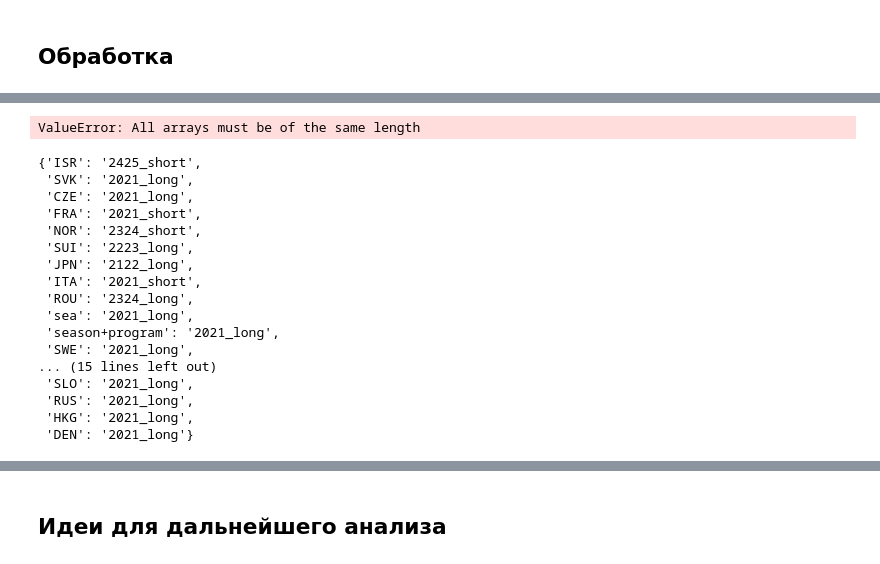
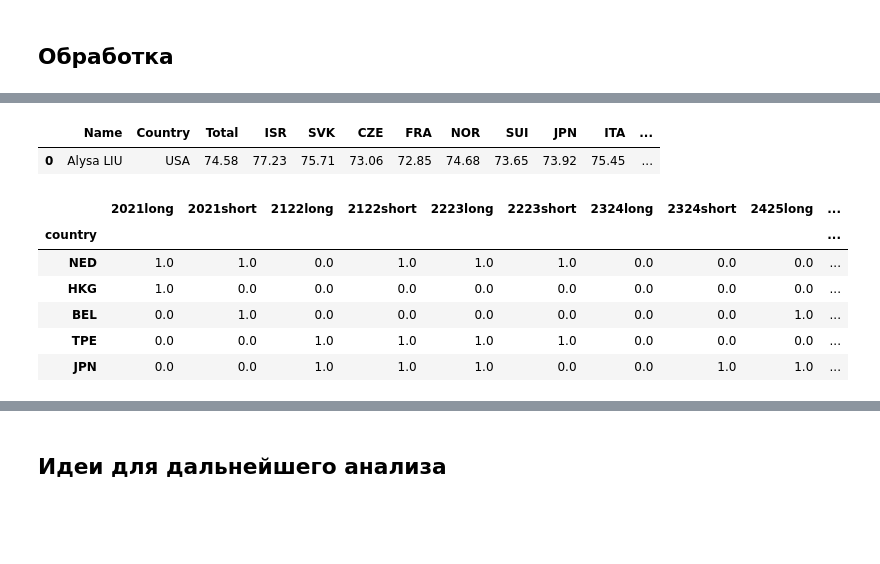
Before and after one commit to Jnesmey/Analytics, a Jupyter notebook: статистика фк.ipynb, the cells around one changed output, grey strips where cells are left out. Saved outputs shown, nothing was run; the diff lists cells and outputs as text; code cells hidden in the pictures; blank space fills up the shorter version.

```diff
--- a/статистика фк.ipynb
+++ b/статистика фк.ipynb
@@ -219,29 +184,27 @@ dict_prog
-# %%
-pd.DataFrame.from_dict(dict_prog)
-# %% [output]
-ValueError: All arrays must be of the same length
-# %%
-dict_progs = {}
-for s in df_final['season'].unique():
-    for p in df_final['program'].unique():
-        for c in df_final.loc[(df_final['season']==s)&(df_final['program']==p)].dropna(axis='columns',how='all', inplace=False).drop(info_columns, axis=1).columns:
-            dict_progs[c] = str(s)+"_"+str(p)
-dict_progs
-# %% [output]
-{'ISR': '2425_short',
- 'SVK': '2021_long',
- 'CZE': '2021_long',
- 'FRA': '2021_short',
- 'NOR': '2324_short',
- 'SUI': '2223_long',
- 'JPN': '2122_long',
- 'ITA': '2021_short',
- 'ROU': '2324_long',
- 'sea': '2021_long',
- 'season+program': '2021_long',
- 'SWE': '2021_long',
-... (15 lines left out)
- 'SLO': '2021_long',
- 'RUS': '2021_long',
- 'HKG': '2021_long',
- 'DEN': '2021_long'}
+# %%
+# Итоговый вид датасета
+df_final.head(1)
+# %% [output]
+|  | Name | Country | Total | ISR | SVK | CZE | FRA | NOR | SUI | JPN | ITA | ... |
+| 0 | Alysa LIU | USA | 74.58 | 77.23 | 75.71 | 73.06 | 72.85 | 74.68 | 73.65 | 73.92 | 75.45 | ... |
+# %%
+## Получим спиcок стран-судей для каждого сезона и программы
+## для этого мы просто выбираем список столбов не пустых для конкретной программы
+dict_prog = {}
+for c in country_columns_new:
+    p = df_final[['season+program',c]].dropna()['season+program'].unique()
+    dict_prog[c] = p
+dict_prog
+
+rows = []
+for country, years in dict_prog.items():
+    row = {'country': country}
+    for year in years:
+        row[year] = 1
+    rows.append(row)
+
+# # Создаем датафрейм
+df_country = pd.DataFrame(rows).fillna(0).set_index('country')
+df_country = df_country.sort_index(axis=1)
+
+## Посчитаем сколько каждая страна судила коротких и произвольных программ
@@ -248 +215,12 @@ dict_progs
+# %%
+# Формат второго датасета
+df_country.head(5)
+# %% [output]
+|  | 2021long | 2021short | 2122long | 2122short | 2223long | 2223short | 2324long | 2324short | 2425long | ... |
+| country |  |  |  |  |  |  |  |  |  | ... |
+| NED | 1.0 | 1.0 | 0.0 | 1.0 | 1.0 | 1.0 | 0.0 | 0.0 | 0.0 | ... |
+| HKG | 1.0 | 0.0 | 0.0 | 0.0 | 0.0 | 0.0 | 0.0 | 0.0 | 0.0 | ... |
+| BEL | 0.0 | 1.0 | 0.0 | 0.0 | 0.0 | 0.0 | 0.0 | 0.0 | 1.0 | ... |
+| TPE | 0.0 | 0.0 | 1.0 | 1.0 | 1.0 | 1.0 | 0.0 | 0.0 | 0.0 | ... |
+| JPN | 0.0 | 0.0 | 1.0 | 1.0 | 1.0 | 0.0 | 0.0 | 1.0 | 1.0 | ... |
 # %% [markdown]
```
Also changed, not shown: parts of 16 cells of this notebook.
